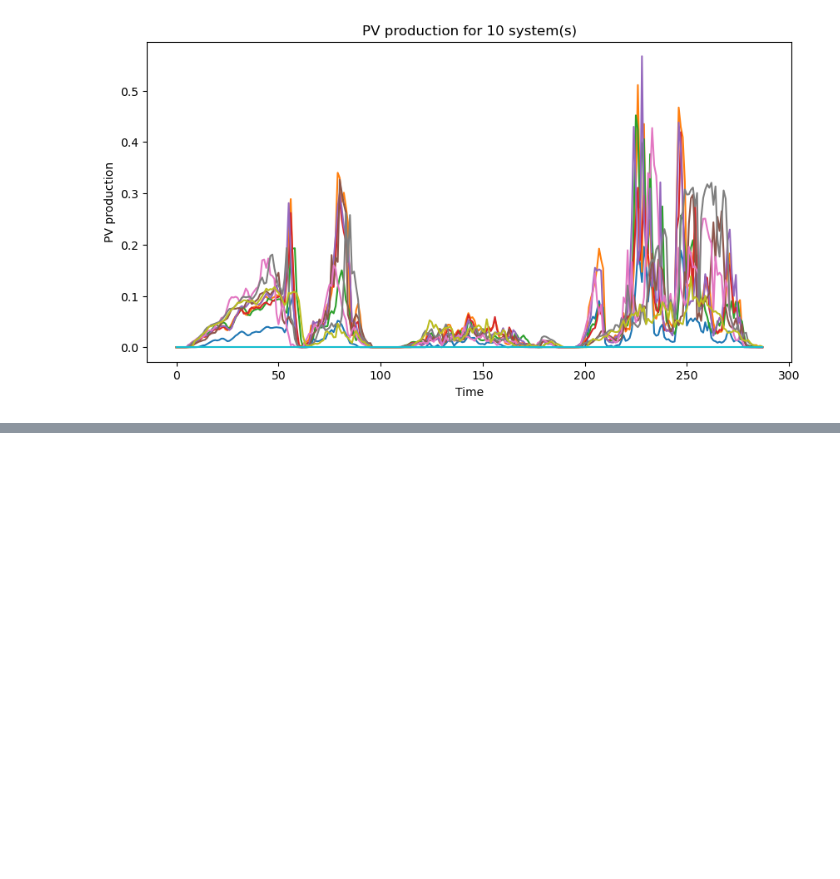
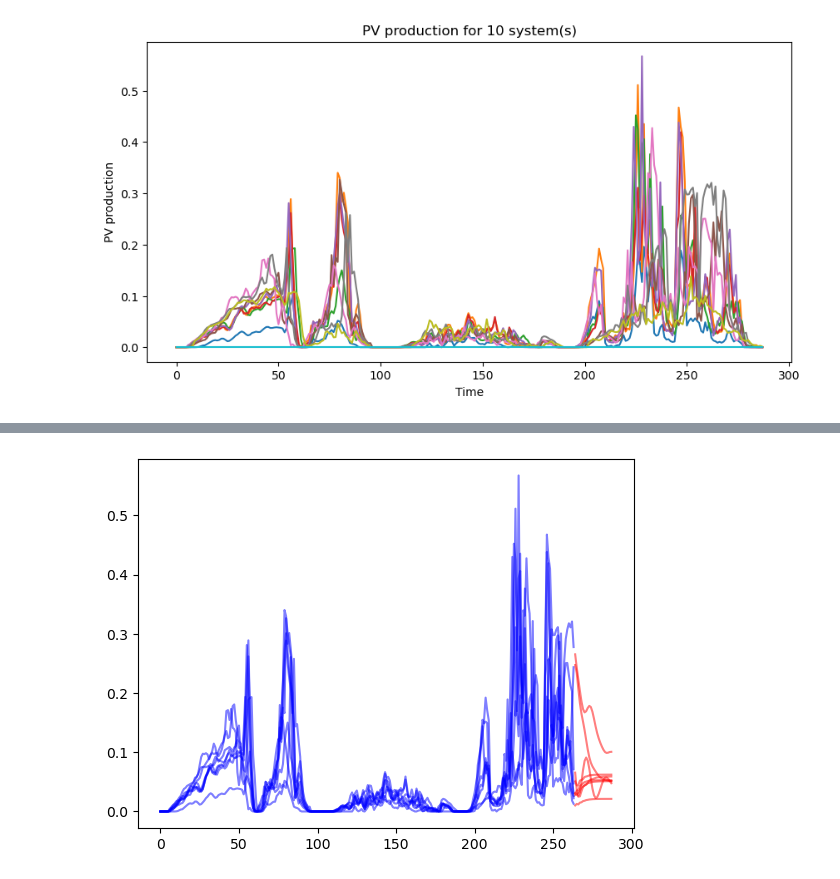
Before and after one commit to eirikbaekkelund/Dissertation, a Jupyter notebook: data_loader.ipynb, the cells around one changed output, grey strips where cells are left out. Saved outputs shown, nothing was run; the diff lists cells and outputs as text; code cells hidden in the pictures; blank space fills up the shorter version.

```diff
--- a/data_loader.ipynb
+++ b/data_loader.ipynb
@@ -146,0 +206,24 @@ Iter 801/900 - Loss: -3.098
+# %%
+def train_test_split_Nd(X, y, minute_interval=5, n_hours=8):
+    """
+    Splits the data into train and test sets.
+    The test set is the last n_hours of the data.
+
+    Args:
+        X (torch.tensor): input data
+        y (torch.tensor): target data
+        minute_interval (int): interval between data points in minutes
+        n_hours (int): number of hours to use for test set
+    """
+    assert X.shape[0] == y.shape[0], 'X and y must have the same number of rows'
+
+    # number of data points in n_hours
+    n_points = int(n_hours * 60 / minute_interval)
+
+    # split data into train and test sets
+    X_train = X[:-n_points, :]
+    y_train = y[:-n_points]
+    X_test = X[-n_points:, :]
+    y_test = y[-n_points:]
+
+    return X_train, y_train, X_test, y_test
@@ -146,0 +232,5 @@ Iter 801/900 - Loss: -3.098
+# %%
+plt.plot(covars[:, 0], covars[:, 1:], color='blue', alpha=0.5, label='covars train');
+plt.plot(covars_test[:, 0], covars_test[:, 1:], color='red', alpha=0.5, label='covars test');
+# %% [output]
+[figure, added]
```
Also changed, not shown: parts of 11 cells of this notebook, 4 other files.
